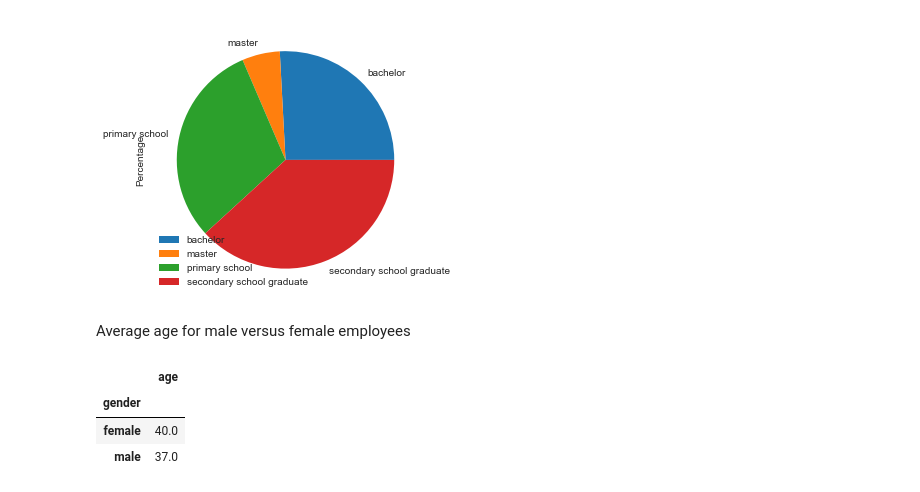
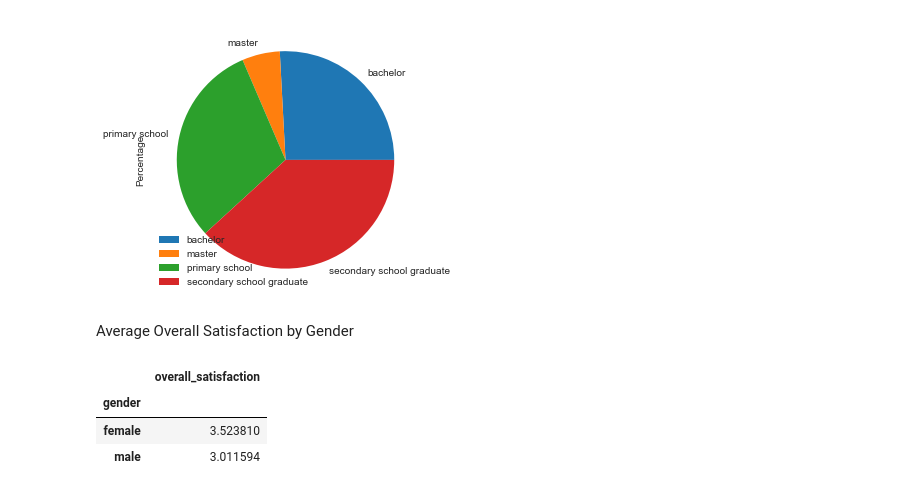
Before and after one commit to DGautam11/ShopSarisfactionSurveyAnalysis, a Jupyter notebook: WorkPlaceSatisfactionSurveyAnalysis.ipynb, the cells around one changed output. Cells and saved outputs as stored; diff of their text form; code cells hidden in the pictures.

```diff
--- a/WorkPlaceSatisfactionSurveyAnalysis.ipynb
+++ b/WorkPlaceSatisfactionSurveyAnalysis.ipynb
@@ -222,8 +223,6 @@ Here we calculate overall satisfaction score for each of the survey participants
 # %%
 #define new column that shows average of row values for points and rebounds columns
-df_survey_data['overall_satisfaction'] = df_survey_data[['sat_management', 'sat_colleques','sat_workingEnvironment','sat_salary','sat_tasks']].mean(axis=1).round(0)
+df_survey_data['overall_satisfaction'] = df_survey_data[['sat_management', 'sat_colleques','sat_workingEnvironment','sat_salary','sat_tasks']].mean(axis=1)
-# %%
-df_survey_data= df_survey_data.astype({"overall_satisfaction":'int'})
 # %%
 #view updated DataFrame
 df_survey_data
@@ -282,0 +295,8 @@ df_survey_data[['age','age_group']]
+# %%
+# her we define the threshhold for salary range
+salary_range = [1000,2000,4000,6000,8000]
+
+# and for convenience we give each of them a handy label
+salary_range_names = ['1000-2000','2000-4000','4000-6000','6000-8000']
+# %%
+df_survey_data['salary_range'] = pd.cut(df_survey_data['salary'], bins=salary_range, labels=salary_range_names)
@@ -302,11 +327,11 @@ plot= df_education_distribution.plot.pie(y='Percentage' ,figsize=(5, 5))
 # %% [output]
 [figure]
-# %% [markdown]
-Average age for male versus female employees
+# %% [markdown]
+Average Overall Satisfaction by Gender
 # %%
-df_survey_data[["gender","age"]].groupby("gender").mean().round(0)
+df_survey_data[["gender","overall_satisfaction"]].groupby("gender").mean()
 # %% [output]
-|  | age |
+|  | overall_satisfaction |
 | gender |  |
-| female | 40.0 |
-| male | 37.0 |
+| female | 3.523810 |
+| male | 3.011594 |
```
Also changed, not shown: parts of 19 cells of this notebook.
